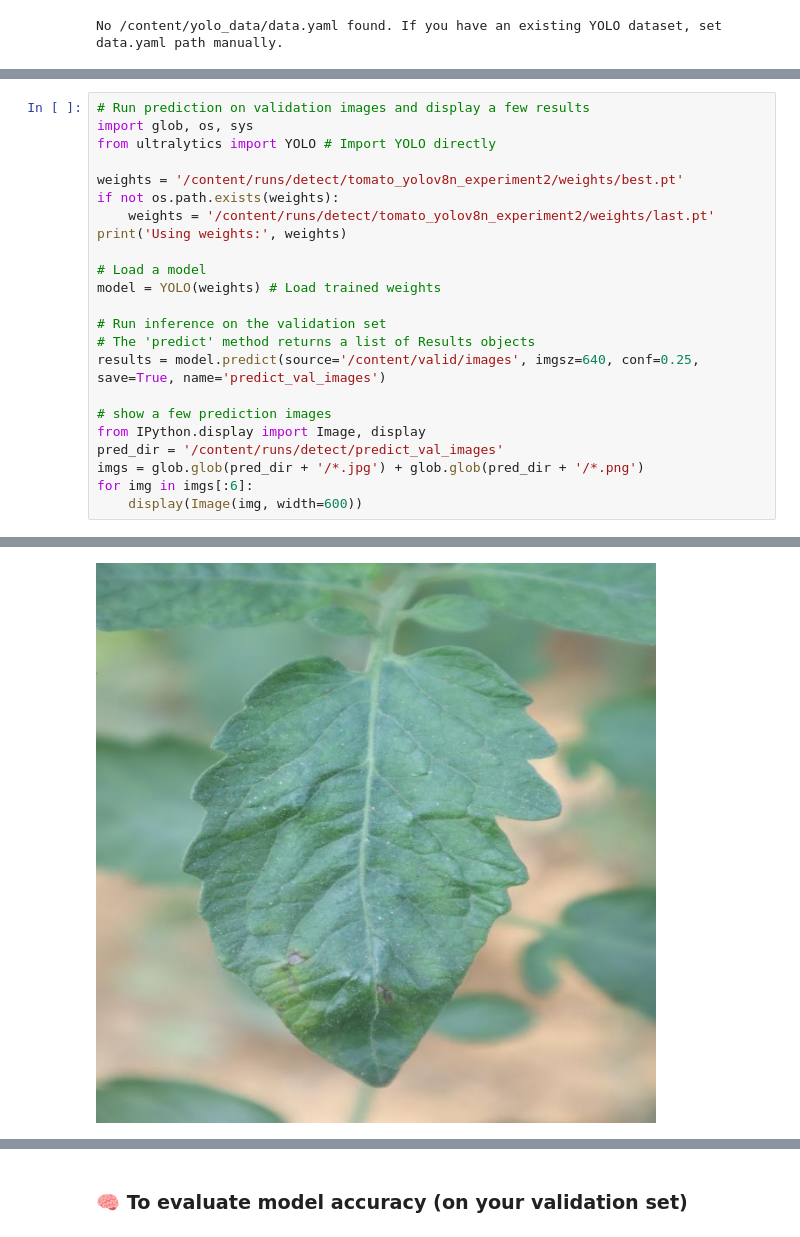
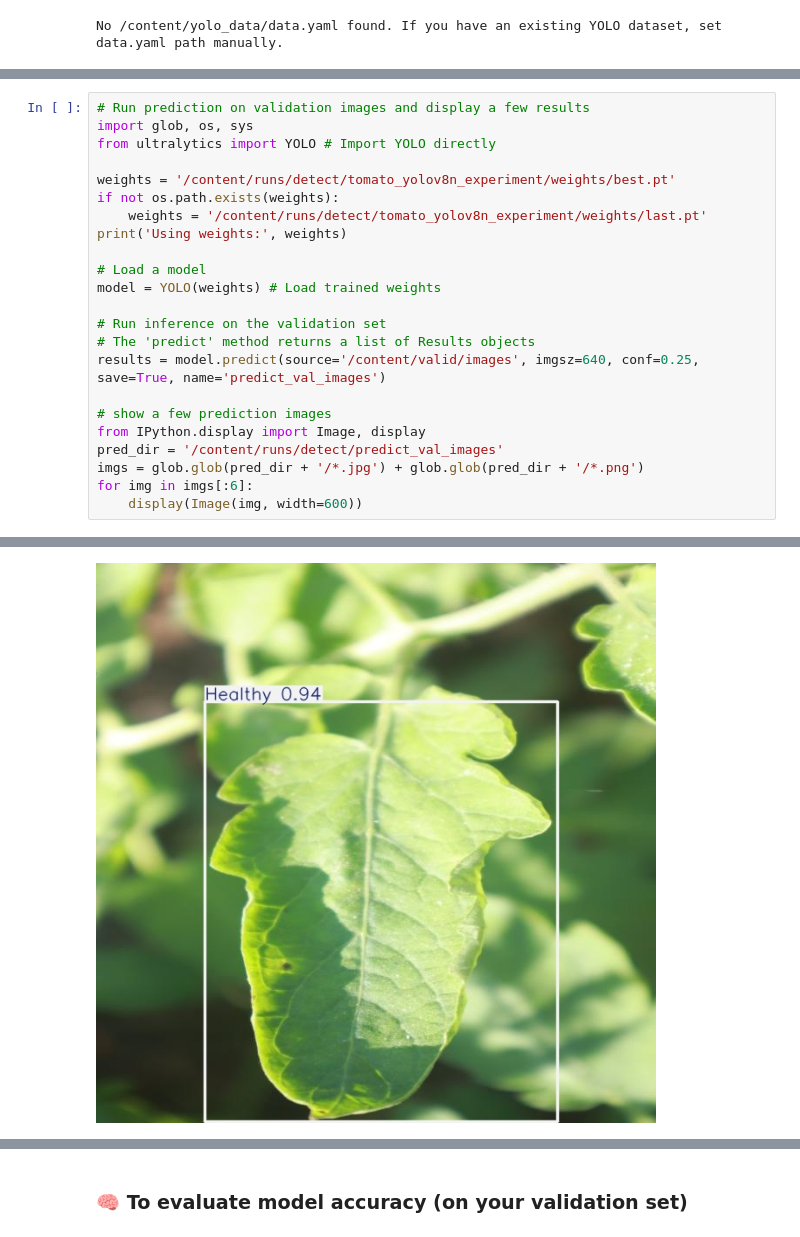
Before and after one commit to Pranav-Darokar/Tomato_Leaf_Diseases_detection_using-ML, a Jupyter notebook: tomato_yolov8_colab.ipynb, the cells around one changed output, grey strips where cells are left out. Drawn from its saved outputs; the diff is of its cells as text.

```diff
--- a/tomato_yolov8_colab.ipynb
+++ b/tomato_yolov8_colab.ipynb
@@ -243,9 +243,9 @@ Results saved to /content/runs/detect/tomato_yolov8n_experiment2
 import glob, os, sys
 from ultralytics import YOLO # Import YOLO directly
 
-weights = '/content/runs/detect/tomato_yolov8n_experiment2/weights/best.pt'
+weights = '/content/runs/detect/tomato_yolov8n_experiment/weights/best.pt'
 if not os.path.exists(weights):
-    weights = '/content/runs/detect/tomato_yolov8n_experiment2/weights/last.pt'
+    weights = '/content/runs/detect/tomato_yolov8n_experiment/weights/last.pt'
 print('Using weights:', weights)
 
 # Load a model
@@ -281,2 +281,2 @@ Speed: 2.9ms preprocess, 8.0ms inference, 2.9ms postprocess per image at shape (
 Results saved to /content/runs/detect/predict_val_images
-[figure, old version]
+[figure, new version]
```
Also changed, not shown: parts of 8 cells of this notebook.
